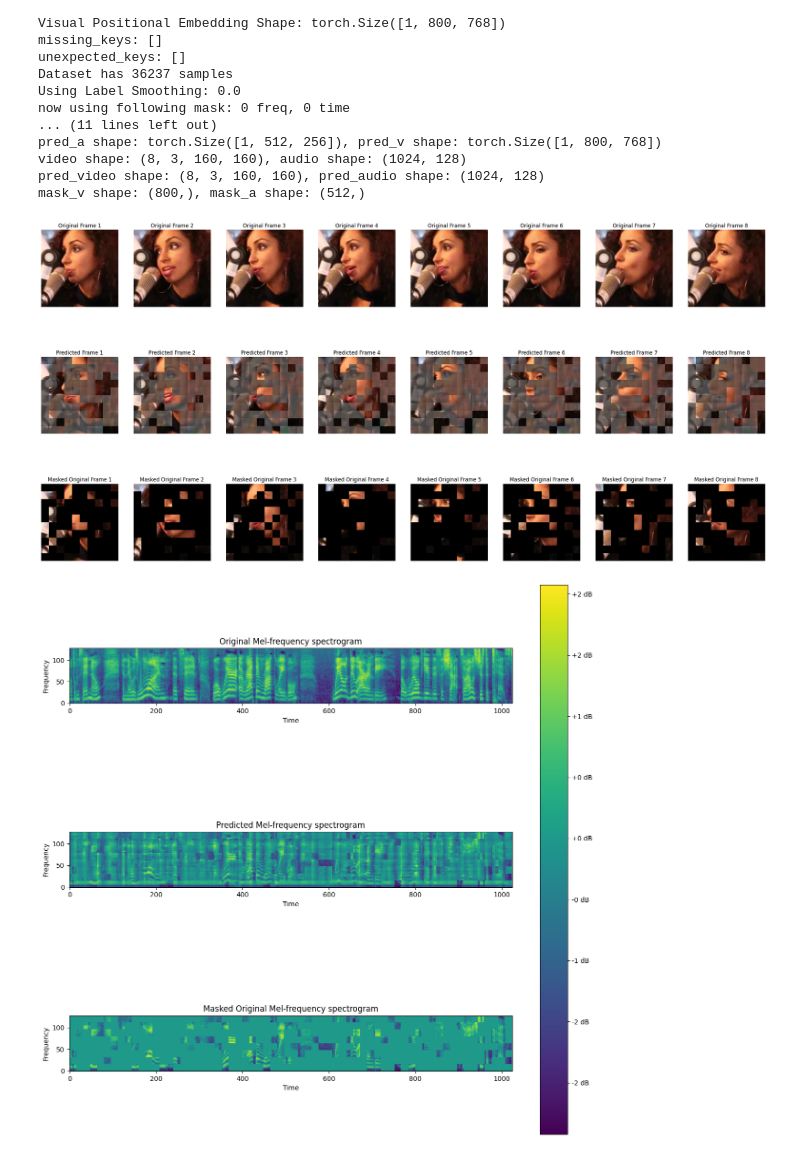
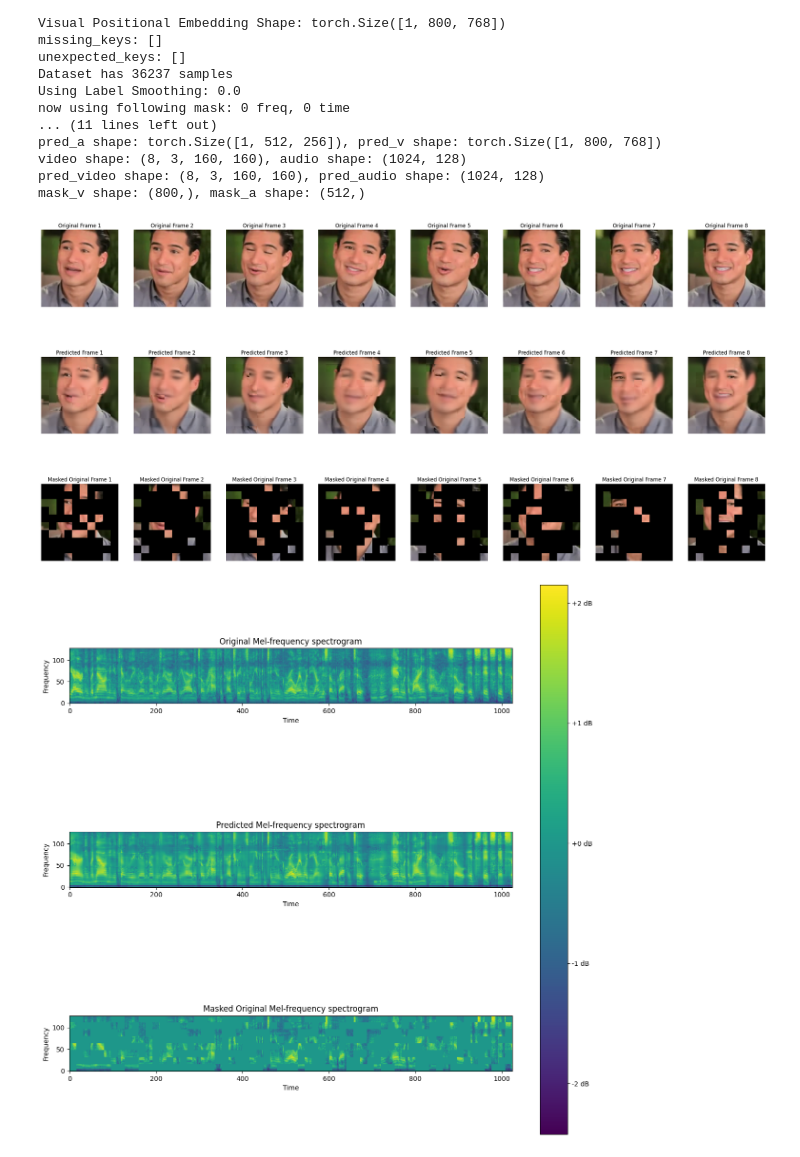
Before and after one commit to Cb1ock/Uni-cmae, a Jupyter notebook: src/vis.ipynb, the cells around one changed output. Drawn from its saved outputs; the diff is of its cells as text; code cells hidden in the pictures.

```diff
--- a/src/vis.ipynb
+++ b/src/vis.ipynb
@@ -9,8 +9,8 @@ import numpy as np
 import matplotlib.pyplot as plt
 import torchvision.utils as vutils
 import dataloader as dataloader
-
-pth_path = '/home/hao/Project/uni-cmae/egs/voxceleb2/exp/testmae02-audioset-uni-cmae-balNone-lr6e-5-epoch25-bs60-normTrue-c0.01-p1.0-tpFalse-mr-unstructured-0.75/models/best_audio_model.pth'
+import random
+pth_path = '/home/hao/Project/uni-cmae/egs/voxceleb2/exp/testmae02-audioset-uni-cmae-balNone-lr6e-5-epoch25-bs60-normFalse-c0.01-p1.0-tpFalse-mr-0.9-0.5/models/best_audio_model.pth'
 
 # 初始化模型和优化器
 audio_model = models.Uni_CMAE(img_size=160, audio_length=1024, norm_pix_loss=True, encoder_depth=12, tr_pos=False)
@@ -77,10 +77,11 @@ val_set = dataloader.AudiosetDataset(
 )
 
 # 获取 val_set 中的一个样本
-audio, video, label = val_set[12]
+index = random.randint(0, len(val_set))
+audio, video, label = val_set[index]
 
 # 前向传播
-pred_video, pred_audio, mask_v, mask_a, video, audio = audio_model.forward_vis(audio.unsqueeze(0), video.unsqueeze(0))
+pred_video, pred_audio, mask_v, mask_a, video, audio = audio_model.forward_vis(audio.unsqueeze(0), video.unsqueeze(0), mask_ratio_a=0.6, mask_ratio_v=0.8)
 
 # 处理输出数据的 shape
 video = video.squeeze(0).permute(1, 0, 2, 3).detach().cpu().numpy()  # (8, 3, 160, 160)
@@ -128,39 +129,39 @@ for i in range(video.shape[0]):
     axes[0, idx].axis('off')
     axes[0, idx].set_title(f'Original Frame {i+1}')
 
-
     # Predicted frame with real unmasked regions
     pred_frame_with_real = np.transpose(pred_video[i], (1, 2, 0)).copy()
     real_frame = np.transpose(video[i], (1, 2, 0)).copy()
 
-    for y in range(mask.shape[0]):
-        for x in range(mask.shape[1]):
-            if mask[y, x] == 0:
+    mask = mask_v.reshape(video.shape[0], video.shape[2] // patch_size, -1)
+
+    for y in range(mask.shape[1]):  # 修复索引错误
+        for x in range(mask.shape[2]):  # 修复索引错误
+            if mask[i, y, x] == 0:  # 确保 mask 是标量值
                 pred_frame_with_real[y*patch_size:(y+1)*patch_size, x*patch_size:(x+1)*patch_size, :] = \
                     real_frame[y*patch_size:(y+1)*patch_size, x*patch_size:(x+1)*patch_size, :]
 
     axes[1, idx].imshow(pred_frame_with_real)
     axes[1, idx].axis('off')
     axes[1, idx].set_title(f'Predicted Frame {i+1}')
-
 
     # Masked original video frame
     masked_frame = video[i].copy()
     mask = mask_v[idx * (video.shape[2] // patch_size) * (video.shape[3] // patch_size):(idx + 1) * (video.shape[2] // patch_size) * (video.shape[3] // patch_size)]
     mask = mask.reshape(video.shape[2] // patch_size, video.shape[3] // patch_size)
 
     for y in range(mask.shape[0]):
         for x in range(mask.shape[1]):
             if mask[y, x] > 0:
                 masked_frame[:, y*patch_size:(y+1)*patch_size, x*patch_size:(x+1)*patch_size] = 0
 
     axes[2, idx].imshow(np.transpose(masked_frame, (1, 2, 0)))
     axes[2, idx].axis('off')
     axes[2, idx].set_title(f'Masked Original Frame {i+1}')
 
 plt.show()
 # %% [output]
-[figure, old version]
+[figure, new version]
 # %%
 # 可视化原始频谱图、预测频谱图和掩码后的频谱图
 fig, axes = plt.subplots(3, 1, figsize=(15, 15))
@@ -203,4 +204,4 @@ fig.colorbar(im2, ax=axes.ravel().tolist(), orientation='vertical', format='%+2.
 
 plt.show()
 # %% [output]
-[figure, old version]
+[figure, new version]
```
Also changed, not shown: parts of 2 cells of this notebook, 2 other files.
